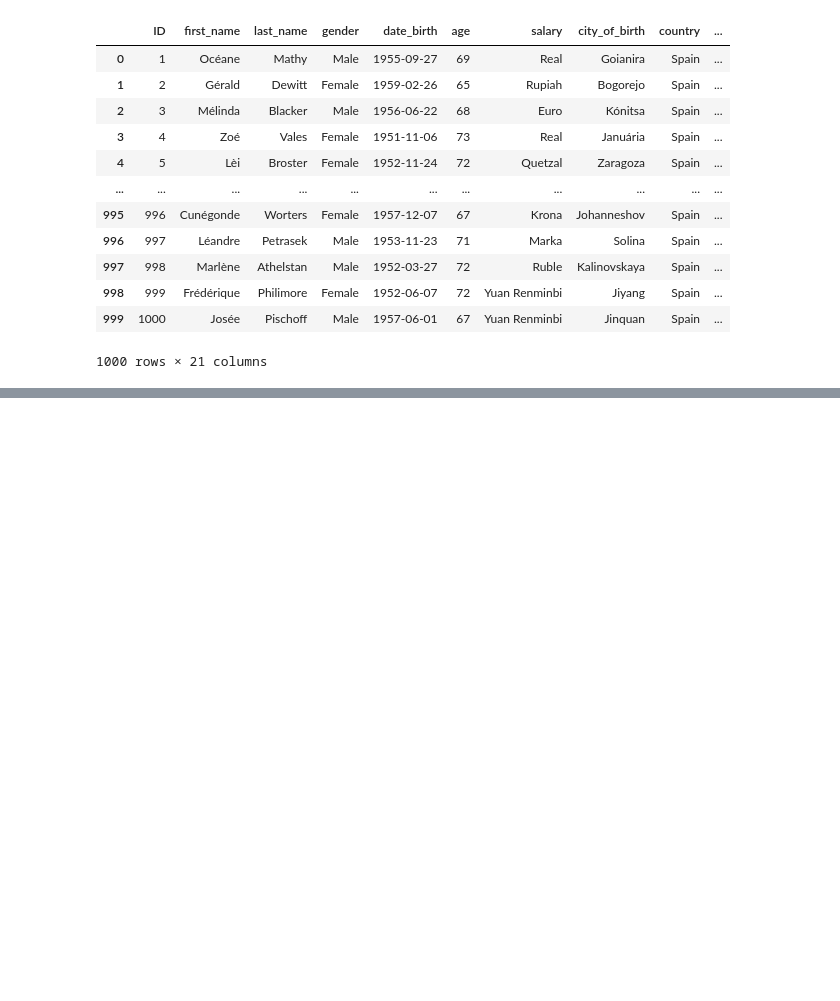
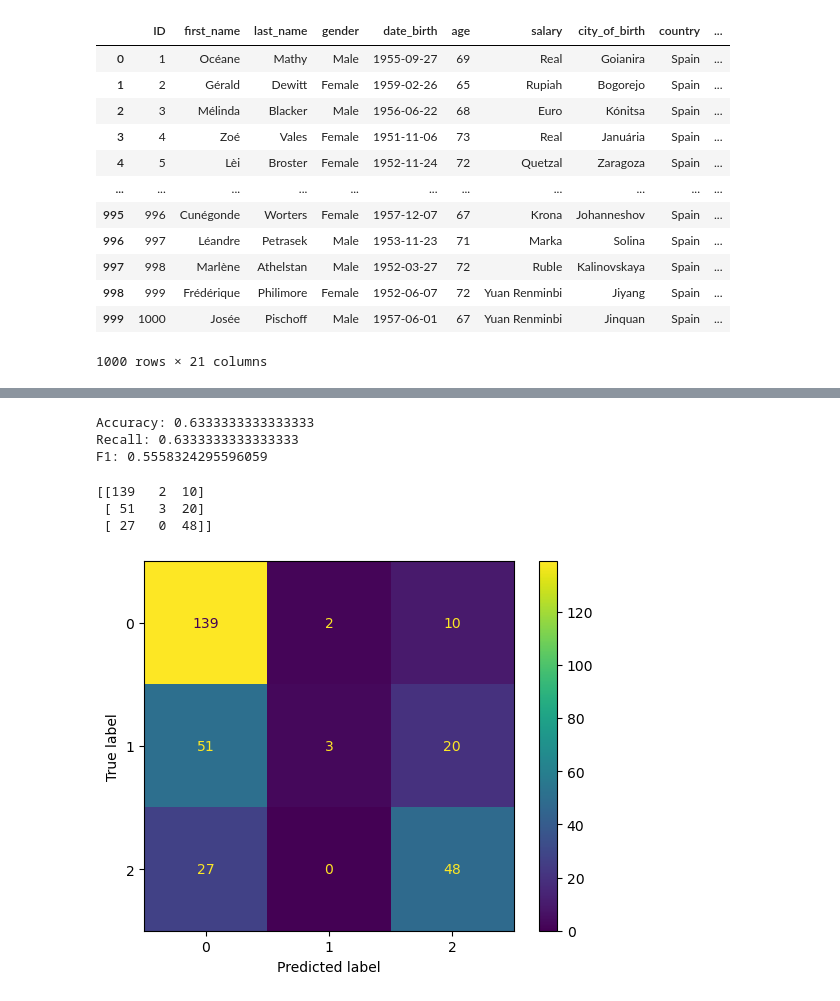
Before and after one commit to carmenvilanova/SeniorTrAIning, a Jupyter notebook: main_data/notebooks/main_notebook.ipynb, the cells around one changed output, grey strips where cells are left out. Saved outputs shown, nothing was run; the diff lists cells and outputs as text; code cells hidden in the pictures; blank space fills up the shorter version.

Commit message:
Logit_model
Script para crear el modelo logístico. Añadí random states fijos a las funciones que usan probabilidades aleatorias.

```diff
--- a/main_data/notebooks/main_notebook.ipynb
+++ b/main_data/notebooks/main_notebook.ipynb
@@ -200,0 +255,4 @@ See the caveats in the documentation: https://pandas.pydata.org/pandas-docs/stab
+# %%
+# Load data
+main_data = final_model_dataframe_facts # Acá debería ser el cargue del archivo de datos
+main_data["cog_level"].value_counts() # Check
@@ -200,0 +265,4 @@ See the caveats in the documentation: https://pandas.pydata.org/pandas-docs/stab
+# %%
+# Encode target variable
+main_data["cog_level"] = main_data["cog_level"].replace({"Bajo": 0, "Medio": 1, "Alto": 2})
+main_data["cog_level"].value_counts() # Check
@@ -200,0 +329,11 @@ See the caveats in the documentation: https://pandas.pydata.org/pandas-docs/stab
+# %%
+# Define params grid and scoring metrics
+params = {
+    "C": [0.1, 0.5, 1]
+}
+scoring_metrics = ["accuracy", "precision", "recall"]
+
+# Set model and train
+logit_model = LogisticRegression(random_state=123, fit_intercept=False) # Falso porque tenemos dummies para todas las categorías
+model = GridSearchCV(estimator=logit_model, cv=4, param_grid=params, refit="accuracy", scoring=scoring_metrics)
+model.fit(X_train_sc, y_train)
@@ -200,0 +363,32 @@ See the caveats in the documentation: https://pandas.pydata.org/pandas-docs/stab
+# %%
+# Get best model and evaluate
+best_model = model.best_estimator_
+
+preds = best_model.predict(X_test_sc)
+# preds_proba = best_model.predict_proba(X_test) # To get probabilities for each class
+
+accuracy = accuracy_score(y_test, preds)
+recall = recall_score(y_test, preds, average="weighted")
+f1 = f1_score(y_test, preds, average="weighted")
+
+print(f"Accuracy: {accuracy}")
+print(f"Recall: {recall}")
+print(f"F1: {f1}")
+# %% [output]
+Accuracy: 0.6333333333333333
+Recall: 0.6333333333333333
+F1: 0.5558324295596059
+# %%
+# CM
+print(confusion_matrix(y_test, preds, labels=model.classes_))
+
+# CM Heatmap
+cm = confusion_matrix(y_test, preds, labels=model.classes_)
+cm_disp = ConfusionMatrixDisplay(confusion_matrix=cm, display_labels=model.classes_)
+cm_disp.plot()
+plt.show()
+# %% [output]
+[[139   2  10]
+ [ 51   3  20]
+ [ 27   0  48]]
+[figure, added]
```
Also changed, not shown: parts of 14 cells of this notebook, 2 other files.
